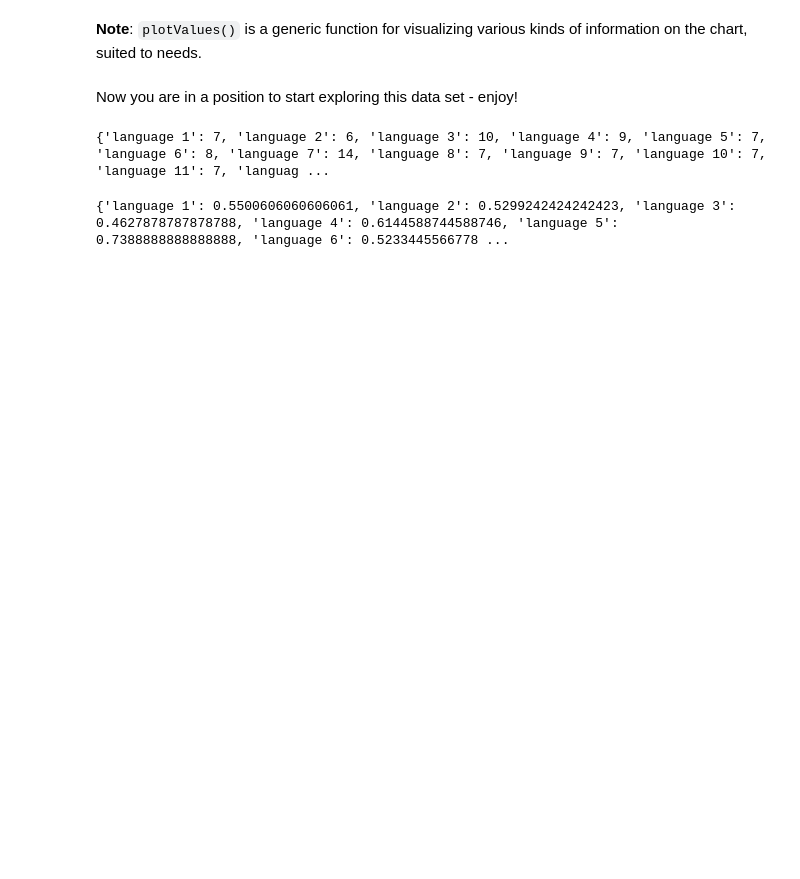
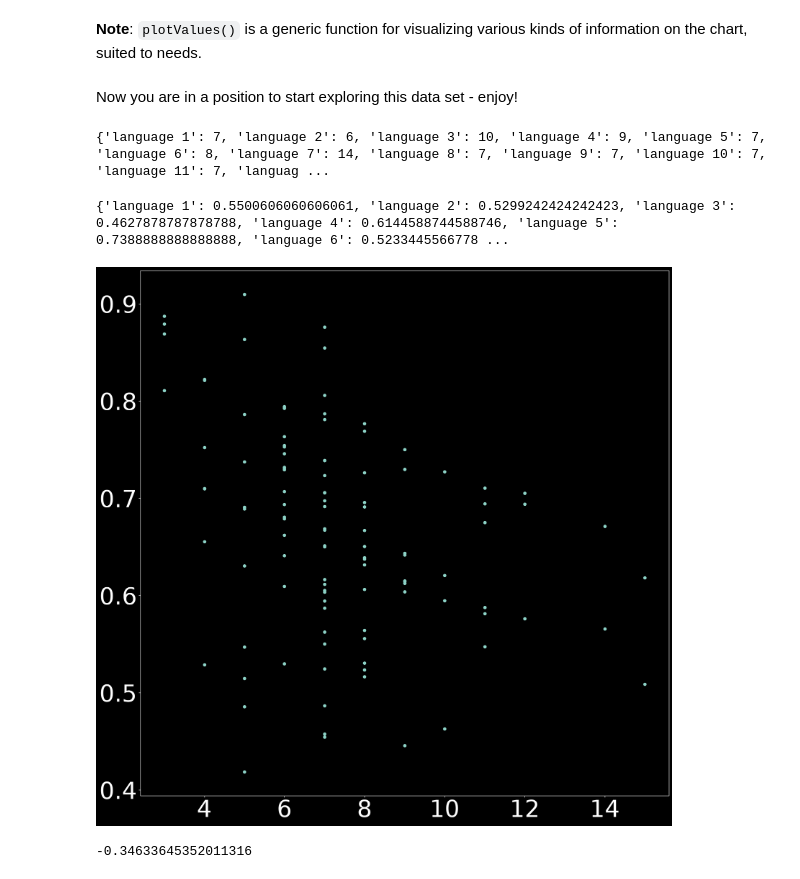
Before and after one commit to iguehi-akhimien1/COG260Project, a Jupyter notebook: wcs_data_notebook/wcs_demo_notebook.ipynb, the cells around one changed output. Drawn from its saved outputs; the diff is of its cells as text; code cells hidden in the pictures; blank space fills up the shorter version.

Commit message:
plotted language complexity and naming consistency; calculated the correlation coefficient (not what was expected).

```diff
--- a/wcs_data_notebook/wcs_demo_notebook.ipynb
+++ b/wcs_data_notebook/wcs_demo_notebook.ipynb
@@ -191,29 +193,29 @@ Now you are in a position to start exploring this data set - enjoy!
 # %%
 # count the number of established color terms of the languages, which we define a language complexity
 # for each language, keep record of how many times a term gloss appears as a term used by a speaker to name a Munsell chip
-color_words_per_language = dict()
+color_words_across_all_languages = dict()
 total_languages = len(namingData)
 language = 1
 while language < total_languages + 1:
     speakers = namingData[language]
-    language_color_words = dict()
+    color_words_per_language = dict()
     # print(len(speakers))
     for speaker in speakers:
         speaker_terms = set(namingData[language][speaker].values())
         for color in speaker_terms:
-            if color not in language_color_words:
-                language_color_words[color] = 1
+            if color not in color_words_per_language:
+                color_words_per_language[color] = 1
             else:
-                language_color_words[color] += 1
+                color_words_per_language[color] += 1
     # print(language_color_words)
     # number of established terms = the terms that majority of the speakers use
     num_establish_terms = 0
-    for color_word in language_color_words.keys():
-        if color_word != '*' and language_color_words[color_word] >= 0.5 * len(speakers):
+    for color_word in color_words_per_language.keys():
+        if color_word != '*' and color_words_per_language[color_word] >= 0.5 * len(speakers):
             num_establish_terms += 1
-    color_words_per_language['language ' + str(language)] = num_establish_terms
+    color_words_across_all_languages['language ' + str(language)] = num_establish_terms
     language += 1
-print(color_words_per_language)
+print(color_words_across_all_languages)
 # %% [output]
 {'language 1': 7, 'language 2': 6, 'language 3': 10, 'language 4': 9, 'language 5': 7, 'language 6': 8, 'language 7': 14, 'language 8': 7, 'language 9': 7, 'language 10': 7, 'language 11': 7, 'languag ...
 # %%
@@ -254,3 +256,26 @@ for language in range(1, total_languages + 1):
 print(color_naming_consistency_across_languages)
 # %% [output]
 {'language 1': 0.5500606060606061, 'language 2': 0.5299242424242423, 'language 3': 0.4627878787878788, 'language 4': 0.6144588744588746, 'language 5': 0.7388888888888888, 'language 6': 0.5233445566778 ...
+# %%
+import scipy
+
+# now we have to examine the correlation between the language complexity, define as the number of established color terms, and the color naming consistency.
+x = [] # language complexity
+y = [] # color naming consistency
+
+for _, num in color_words_across_all_languages.items():
+    x.append(num)
+
+for _, val in color_naming_consistency_across_languages.items():
+    y.append(val)
+# plotting language complexity against color naming consistency
+plt.figure(figsize=(20, 20))
+plt.scatter(x, y)
+plt.show()
+
+# the correlation coefficient:
+corr = scipy.stats.pearsonr(x, y)
+print(corr.statistic)
+# %% [output]
+[figure, added]
+-0.34633645352011316
```
Also changed, not shown: parts of 3 cells of this notebook.
